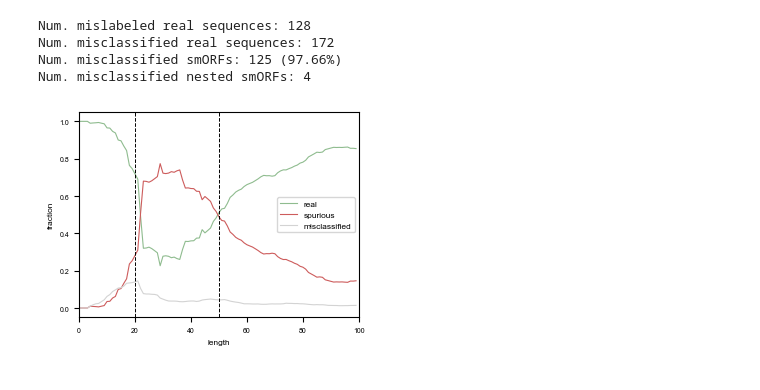
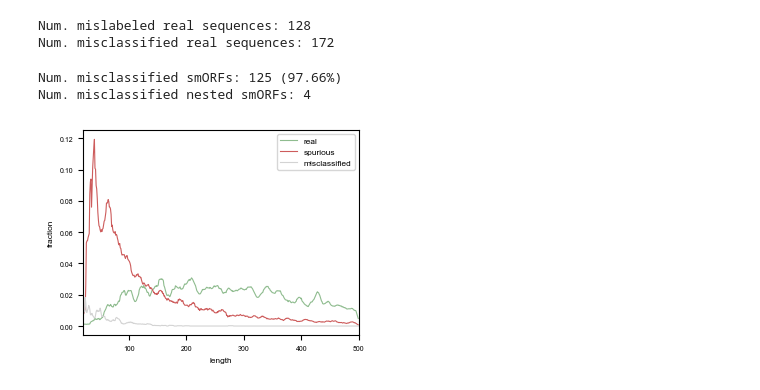
Before and after one commit to pipparichter/frugal, a Jupyter notebook: notebooks/results-1-3.ipynb, the cells around one changed output. Cells and saved outputs as stored; diff of their text form; code cells hidden in the pictures.

```diff
--- a/notebooks/results-1-3.ipynb
+++ b/notebooks/results-1-3.ipynb
@@ -13,7 +18,4 @@ from utils import *
 # %%
-model_name = 'model_v2'
-model = Classifier.load('../models/model_v2.pkl')
-
 annotated_results_df = pd.read_csv('../data/results/dataset_false_negative_annotated.csv', index_col=0)
 annotated_results_df['nested'] = annotated_results_df.category.str.contains('nested')
 
@@ -22,20 +24,31 @@ real_ids = annotated_results_df[~annotated_results_df.category.str.contains('err
 print('Num. mislabeled real sequences:', len(spurious_ids))
 print('Num. misclassified real sequences:', len(real_ids))
 
-train_results_df = pd.read_csv('../data/results/dataset_train_predict.csv', index_col=0).assign(dataset='train')
-test_results_df = pd.read_csv('../data/results/dataset_test_predict.csv', index_col=0).assign(dataset='test')
+if os.path.exists('results-1-3.csv'):
+    model_name = 'model_v2'
+    model = Classifier.load('../models/model_v2.pkl')
 
-results_df = pd.concat([train_results_df, test_results_df])
-results_df = results_df.merge(pd.read_csv('../data/dataset/dataset.csv', index_col=0), left_index=True, right_index=True)
-results_df = apply_thresholds(results_df)
-results_df['length'] = results_df.seq.apply(len)
-results_df['nested'] = results_df.index.isin(annotated_results_df[annotated_results_df.nested].index)
-results_df.loc[spurious_ids, 'label'] = 0 # Correct the labels of the mislabeled SwissProt sequences.
+    train_results_df = pd.read_csv('../data/results/dataset_train_predict.csv', index_col=0).assign(dataset='train')
+    test_results_df = pd.read_csv('../data/results/dataset_test_predict.csv', index_col=0).assign(dataset='test')
+
+    results_df = pd.concat([train_results_df, test_results_df])
+    results_df = results_df.merge(pd.read_csv('../data/dataset/dataset.csv', index_col=0), left_index=True, right_index=True)
+    results_df = apply_thresholds(results_df)
+    results_df['length'] = results_df.seq.apply(len)
+    results_df['nested'] = results_df.index.isin(annotated_results_df[annotated_results_df.nested].index)
+    results_df.loc[spurious_ids, 'label'] = 0 # Correct the labels of the mislabeled SwissProt sequences.
+
+    graph = NeighborsGraph.load('../data/dataset/dataset_graph.pkl')
+    results_df = get_neighbor_info(results_df, graph)
+    results_df.to_csv('results-1-3.csv')
+
+else:
+    results_df = pd.read_csv('results-1-3.csv', index_col=0)
 
 print('Num. misclassified smORFs:', (results_df.loc[real_ids].length < 100).sum(), f'({get_percent((results_df.loc[real_ids].length < 100).sum(), len(spurious_ids))})')
 print('Num. misclassified nested smORFs:', ((results_df.loc[real_ids].length < 100) & (results_df.nested)).sum())
 # %% [output]
 Num. mislabeled real sequences: 128
 Num. misclassified real sequences: 172
-Num. misclassified smORFs: 125 (97.66%)
-Num. misclassified nested smORFs: 4
+Num. misclassified smORFs: 125 (97.66%)
+Num. misclassified nested smORFs: 4
@@ -43,42 +59,54 @@ Num. misclassified nested smORFs: 4
 # Can't just correlate sequence length and model output, as the spurious-labeled sequences have a distribution that
 # has a peak around __ amino acids; length bias would show that sequences closest in length to this peak are more likely to be
 # classified as spurious.
 
-def figure_1(results_df:pd.DataFrame, path:str='../figures/results-1.3_figure-1.pdf'):
+def figure_1(results_df:pd.DataFrame, path:str='../figures/results-1.3_figure-1.pdf', normalize:str='bin', max_length:int=100):
 
     fig, ax = get_figure()
 
-    figure_df = results_df[results_df.length < 100].copy()
+    figure_df = results_df[results_df.length < max_length].copy()
     figure_df['label'] = figure_df.label.map({1:'real', 0:'spurious'})
-    figure_df['misclassified'] = (figure_df.model_label != figure_df.label) # & (figure_df.model_label != 'uncertain')
+    figure_df['misclassified'] = (figure_df.model_label != figure_df.label) & (figure_df.model_label != 'uncertain')
 
-    delta = 8
+    delta = 5
 
-    ax_df = pd.DataFrame(index=pd.Series(np.arange(100), name='length'))
+    ax_df = pd.DataFrame(index=pd.Series(np.arange(15, max_length), name='length'))
     palette = {'real':'darkseagreen', 'spurious':'indianred'}
 
-    totals = np.array([((figure_df.length < (length + delta)) & (figure_df.length > (length - delta))).sum() for length in ax_df.index])
     for label, df in figure_df.groupby('label'):
         counts = np.array([((df.length < (length + delta)) & (df.length > (length - delta))).sum(axis=None) for length in ax_df.index])
-        ax_df[f'fraction'] = counts / totals
+
+        if (normalize == 'bin'):
+            bin_totals = np.array([((figure_df.length < (length + delta)) & (figure_df.length > (length - delta))).sum() for length in ax_df.index])
+            ax_df[f'fraction'] = counts / bin_totals
+        elif (normalize == 'total'):
+            total = (figure_df.label == label).sum()
+            ax_df['fraction'] = counts / total
+
         sns.lineplot(data=ax_df, x='length', y='fraction', color=palette[label], ax=ax, label=label)
 
     counts = np.array([((figure_df.length < (length + delta)) & (figure_df.length > (length - delta)) & figure_df.misclassified).sum(axis=None) for length in ax_df.index])
     totals = np.array([((figure_df.length < (length + delta)) & (figure_df.length > (length - delta))).sum(axis=None) for length in ax_df.index])
     ax_df[f'fraction'] = counts / totals
     sns.lineplot(data=ax_df, x='length', y='fraction', ax=ax, color='lightgray', label='misclassified')
 
     # ax_df[f'fraction'] = counts / figure_df.misclassified.sum()
     # sns.lineplot(data=ax_df, x='length', y='fraction', ax=ax, color='gray')
 
     ax.legend()
 
-    ax.set_xlim(xmin=0, xmax=100)
-    ax.axvline(50, ls='--', lw=0.7, color='black')
-    ax.axvline(20, ls='--', lw=0.7, color='black')
+    ax.set_xlim(xmin=20, xmax=max_length)
+    # ax.axvline(35, ls='--', lw=0.7, color='black')
+    # ax.axvline(25, ls='--', lw=0.7, color='black')
+    # ax.axvline(65, ls='--', lw=0.7, color='black')
 
     save_figure(fig, path)
 
-figure_1(results_df)
+figure_1(results_df, normalize='total', max_length=500)
+
+# Based on this figure, the worry is that short sequences tend to condense in embedding space due to a length effect, which
+# would result in the misclassification of short, real sequences.
+
+# If this were the case, we would expect that the nearest neighbors of short sequences would be very similar in length.
 # %% [output]
-[figure, old version]
+[figure, new version]
```
Also changed, not shown: parts of 10 cells of this notebook, 16 other files.
